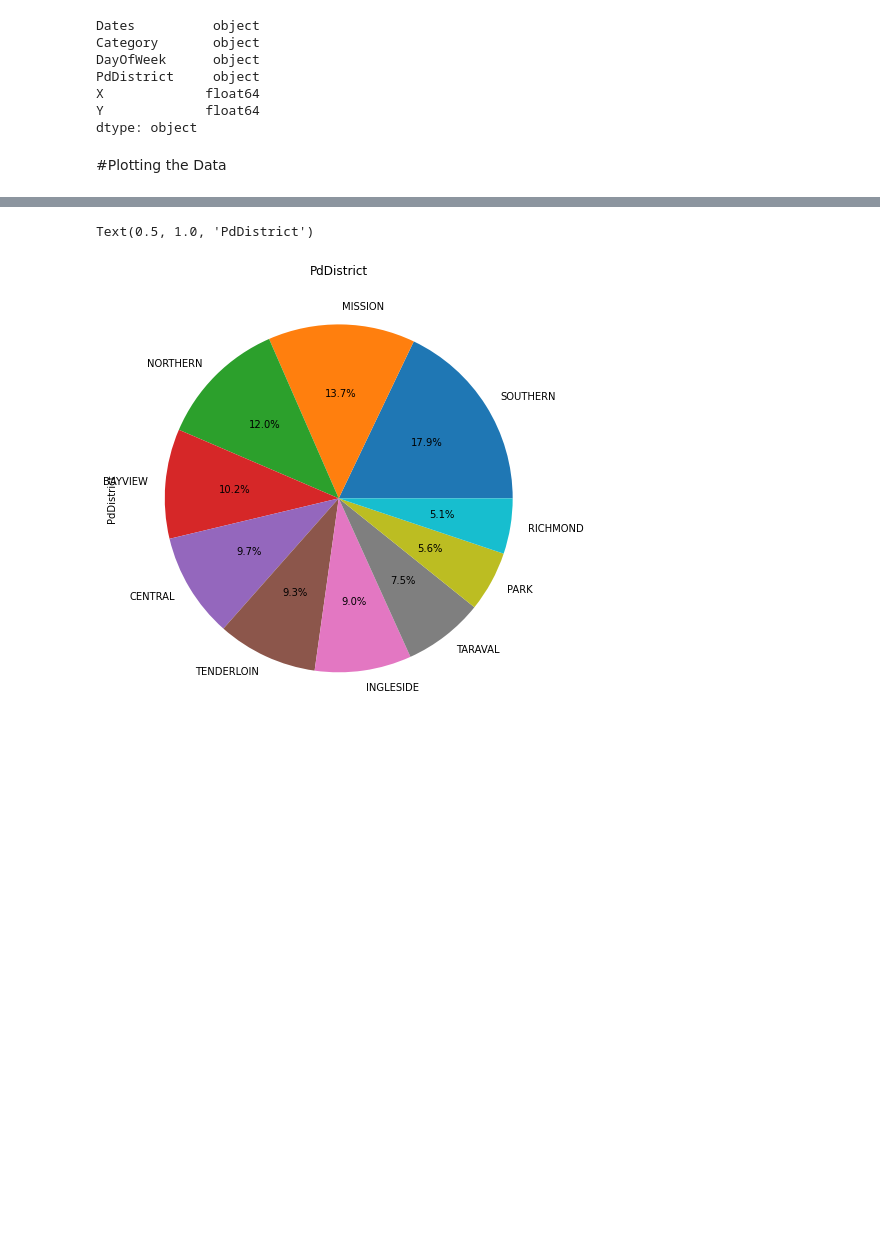
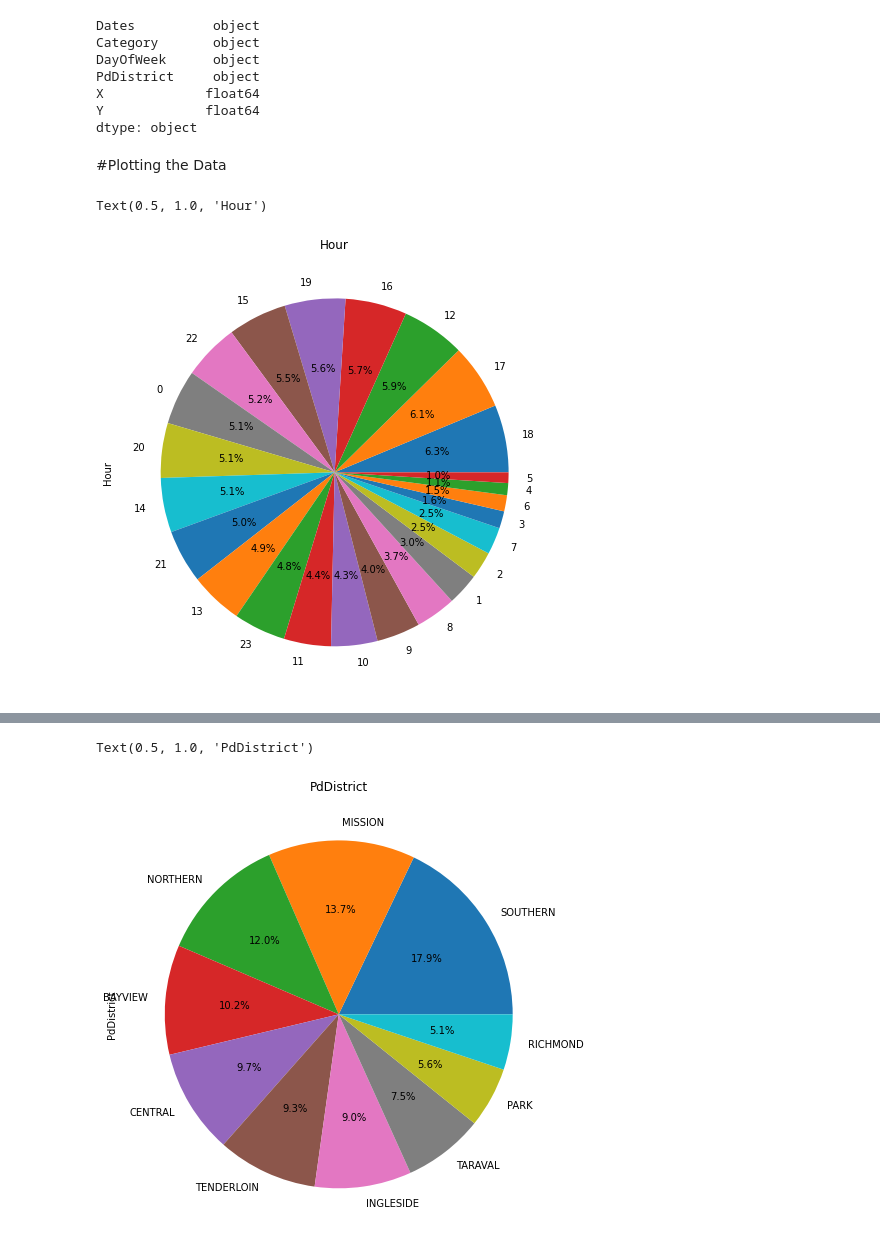
Before and after one commit to Pink-Raccoon/MLDM_KaggleProjekt, a Jupyter notebook: KaggleMiniprojekt.ipynb, the cells around one changed output, grey strips where cells are left out. Saved outputs shown, nothing was run; the diff lists cells and outputs as text; code cells hidden in the pictures; blank space fills up the shorter version.

```diff
--- a/KaggleMiniprojekt.ipynb
+++ b/KaggleMiniprojekt.ipynb
@@ -62,7 +61,7 @@ date = pd.to_datetime(train_data["Dates"])
 train_data["Year"] = date.dt.year
 train_data["Month"] = date.dt.month
 train_data["Day"] = date.dt.day
-train_data["Hour"] = date.dt.day
+train_data["Hour"] = date.dt.hour
 train_data["Minute"] = date.dt.minute
 train_data = train_data.drop(columns=['Dates'])
 train_data.dropna(inplace=True)
@@ -77,3 +76,10 @@ test_data = test_data.drop(columns=['Dates'])
 test_data.dropna(inplace=True)
 # %% [markdown]
 #Plotting the Data
+# %%
+plt.figure(figsize=(15,8))
+train_data['Hour'].value_counts().plot.pie(autopct='%1.1f%%')
+plt.title('Hour')
+# %% [output]
+Text(0.5, 1.0, 'Hour')
+[figure, added]
```
Also changed, not shown: parts of 3 cells of this notebook.
